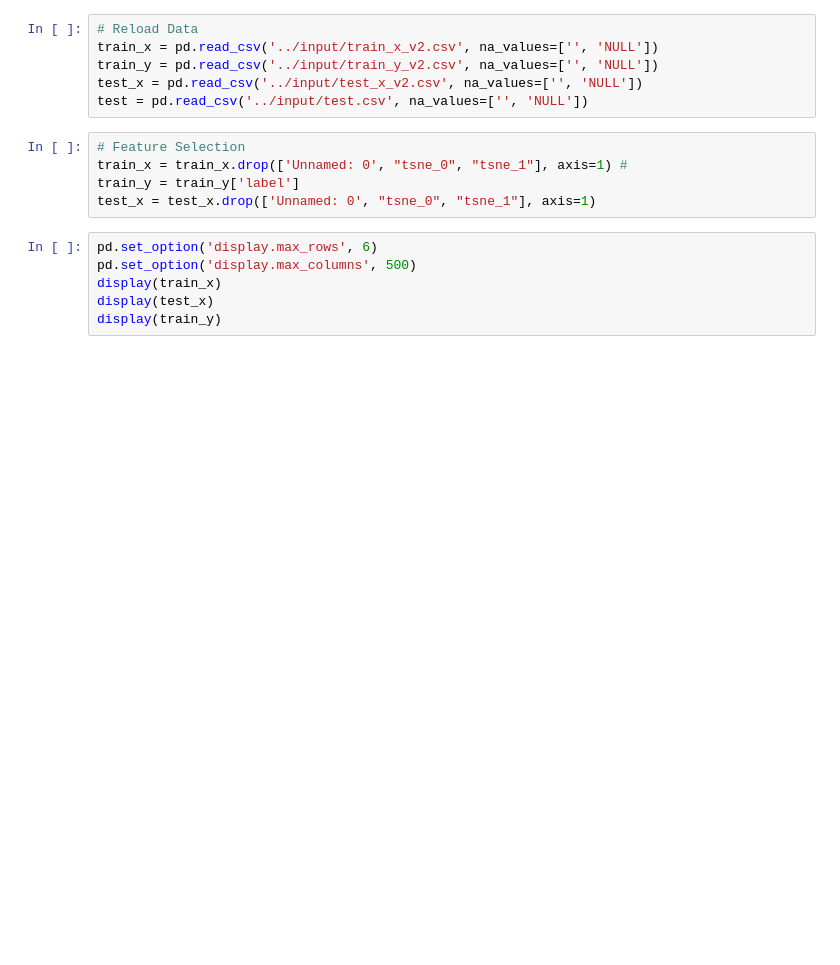
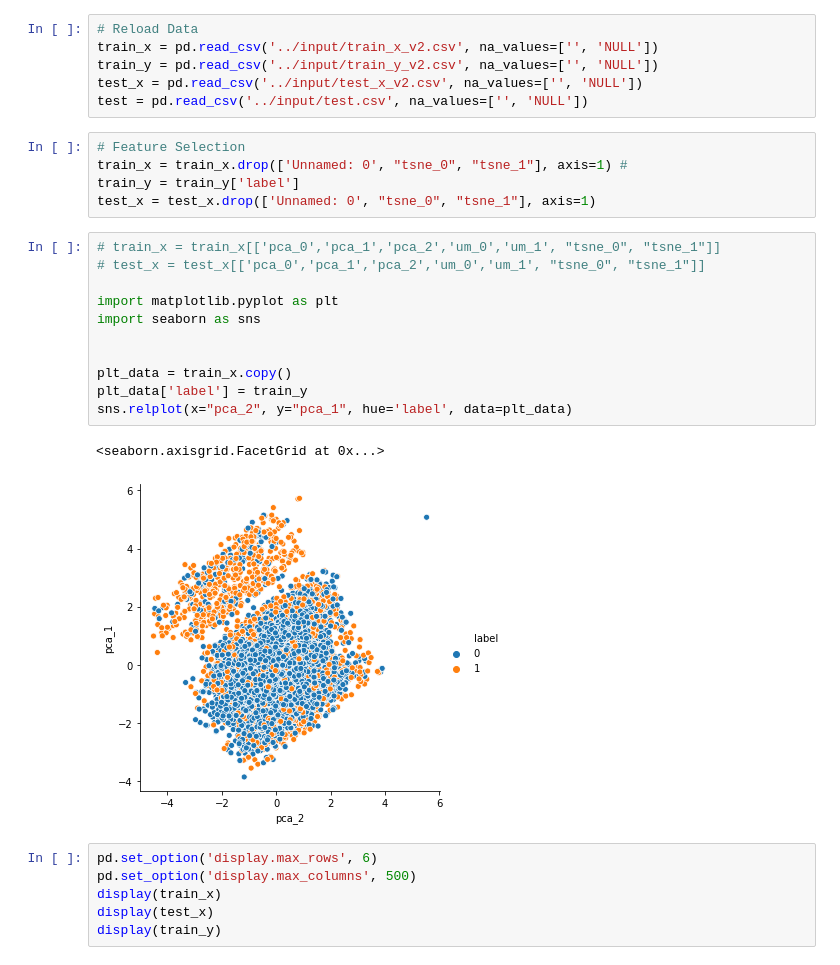
Before and after one commit to okh8609/ServiceUsageForecast-Intro2FinTech, a Jupyter notebook: code_analysis/GBDT_v2.ipynb, the cells around one changed output. Cells and saved outputs as stored; diff of their text form; blank space fills up the shorter version.

```diff
--- a/code_analysis/GBDT_v2.ipynb
+++ b/code_analysis/GBDT_v2.ipynb
@@ -270,6 +270,20 @@ test = pd.read_csv('../input/test.csv', na_values=['', 'NULL'])
 train_x = train_x.drop(['Unnamed: 0', "tsne_0", "tsne_1"], axis=1) #
 train_y = train_y['label']
 test_x = test_x.drop(['Unnamed: 0', "tsne_0", "tsne_1"], axis=1)
+# %%
+# train_x = train_x[['pca_0','pca_1','pca_2','um_0','um_1', "tsne_0", "tsne_1"]]
+# test_x = test_x[['pca_0','pca_1','pca_2','um_0','um_1', "tsne_0", "tsne_1"]]
+
+import matplotlib.pyplot as plt
+import seaborn as sns
+
+
+plt_data = train_x.copy()
+plt_data['label'] = train_y
+sns.relplot(x="pca_2", y="pca_1", hue='label', data=plt_data)
+# %% [output]
+<seaborn.axisgrid.FacetGrid at 0x...>
+[figure, added]
 # %%
 pd.set_option('display.max_rows', 6)
 pd.set_option('display.max_columns', 500)
```
Also changed, not shown: parts of 2 cells of this notebook.
